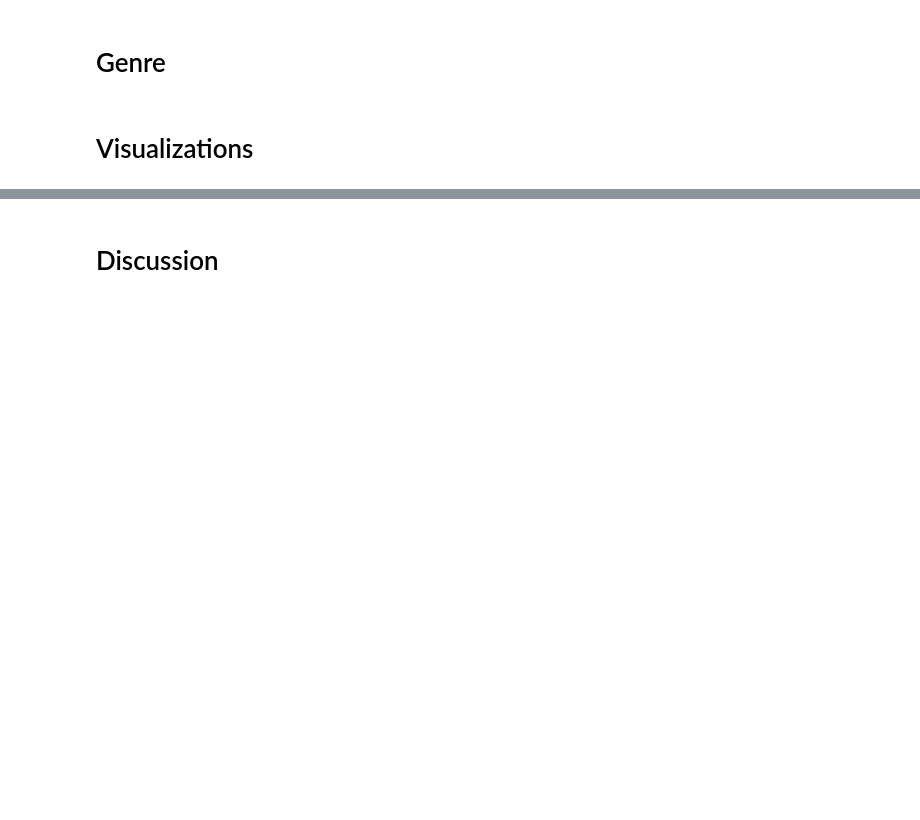
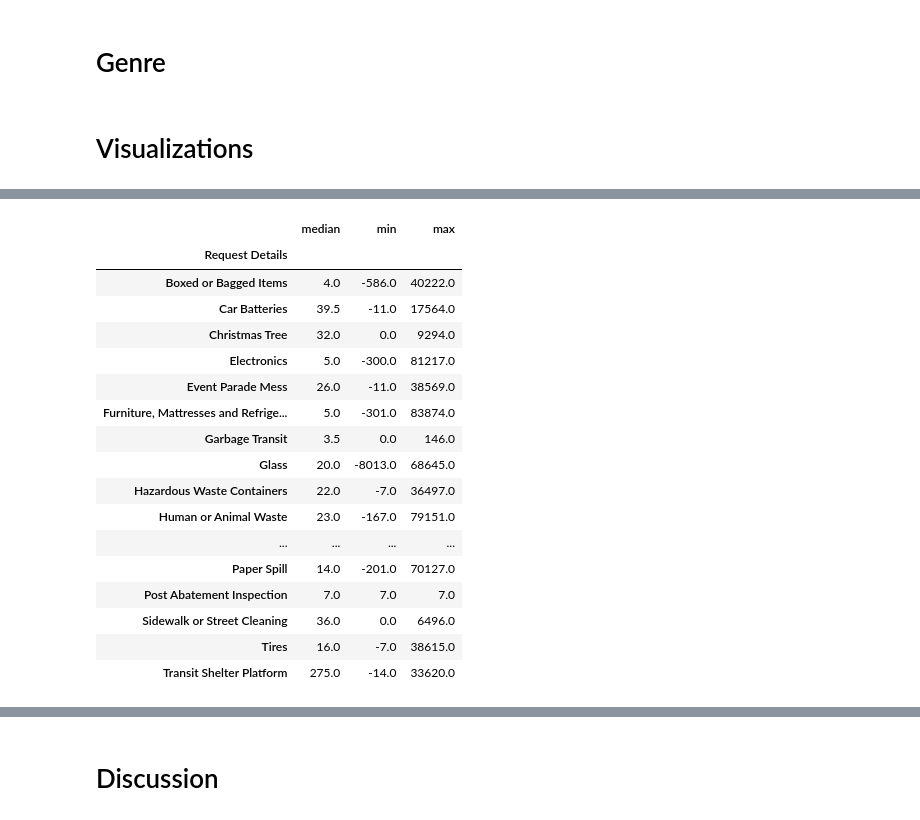
Before and after one commit to GustavHansen99/SocialDataFinalProject, a Jupyter notebook: coding/explainer_notebook.ipynb, the cells around one changed output, grey strips where cells are left out. Saved outputs shown, nothing was run; the diff lists cells and outputs as text; code cells hidden in the pictures; blank space fills up the shorter version.

```diff
--- a/coding/explainer_notebook.ipynb
+++ b/coding/explainer_notebook.ipynb
@@ -39,0 +175,23 @@ import matplotlib.pyplot as plt
+# %%
+# compute the average, min and max of the time_taken column for each Request Details value
+df_time_taken = df.groupby('Request Details')['time_taken'].agg(['median', 'min', 'max'])
+df_time_taken
+# %% [output]
+|  | median | min | max |
+| Request Details |  |  |  |
+| Boxed or Bagged Items | 4.0 | -586.0 | 40222.0 |
+| Car Batteries | 39.5 | -11.0 | 17564.0 |
+| Christmas Tree | 32.0 | 0.0 | 9294.0 |
+| Electronics | 5.0 | -300.0 | 81217.0 |
+| Event Parade Mess | 26.0 | -11.0 | 38569.0 |
+| Furniture, Mattresses and Refrige... | 5.0 | -301.0 | 83874.0 |
+| Garbage Transit | 3.5 | 0.0 | 146.0 |
+| Glass | 20.0 | -8013.0 | 68645.0 |
+| Hazardous Waste Containers | 22.0 | -7.0 | 36497.0 |
+| Human or Animal Waste | 23.0 | -167.0 | 79151.0 |
+| ... | ... | ... | ... |
+| Paper Spill | 14.0 | -201.0 | 70127.0 |
+| Post Abatement Inspection | 7.0 | 7.0 | 7.0 |
+| Sidewalk or Street Cleaning | 36.0 | 0.0 | 6496.0 |
+| Tires | 16.0 | -7.0 | 38615.0 |
+| Transit Shelter Platform | 275.0 | -14.0 | 33620.0 |
```
Also changed, not shown: parts of 21 cells of this notebook, 2 other files.
